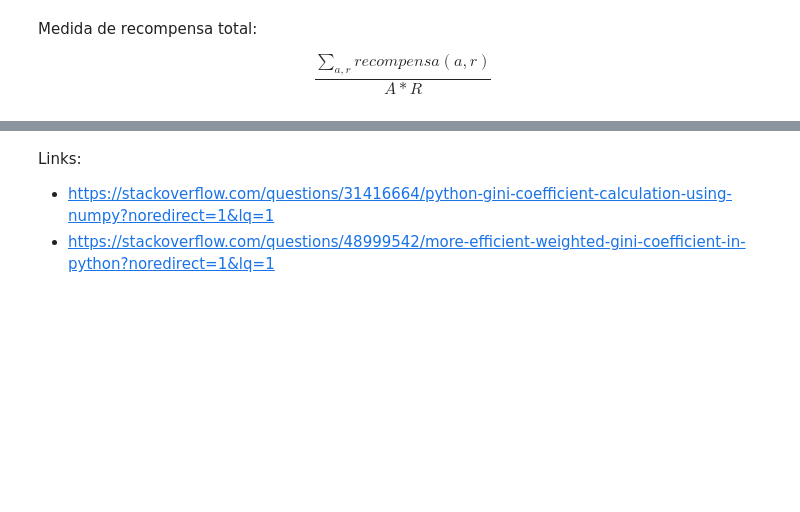
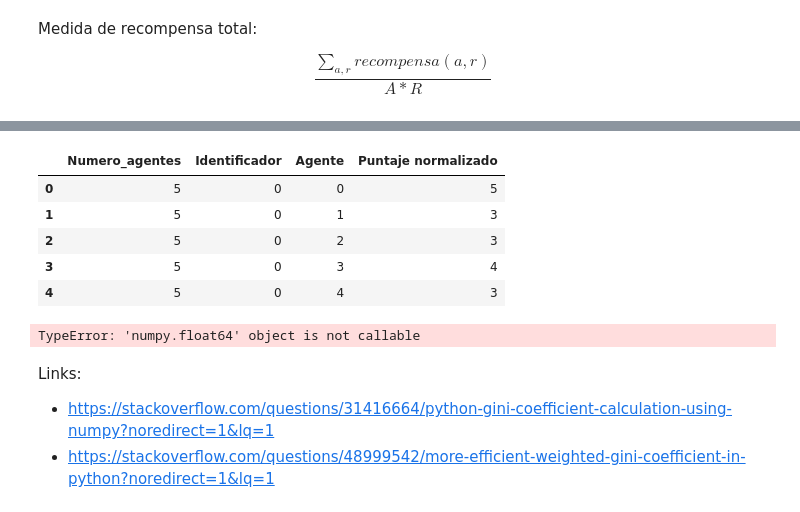
Before and after one commit to Slendercoder/SemilleroMSFS, a Jupyter notebook: Codigos/medidas.ipynb, the cells around one changed output, grey strips where cells are left out. Saved outputs shown, nothing was run; the diff lists cells and outputs as text; code cells hidden in the pictures; blank space fills up the shorter version.

```diff
--- a/Codigos/medidas.ipynb
+++ b/Codigos/medidas.ipynb
@@ -220,3 +172,19 @@ plt.show()
+# %%
+data_aux = data.copy()
+data_aux['Puntaje normalizado'] = data_aux['Puntaje'] + 1
+data_aux = data_aux.groupby(['Numero_agentes', 'Identificador', 'Agente'])['Puntaje normalizado'].sum().reset_index()
+data_aux.head()
+# %% [output]
+|  | Numero_agentes | Identificador | Agente | Puntaje normalizado |
+| 0 | 5 | 0 | 0 | 5 |
+| 1 | 5 | 0 | 1 | 3 |
+| 2 | 5 | 0 | 2 | 3 |
+| 3 | 5 | 0 | 3 | 4 |
+| 4 | 5 | 0 | 4 | 3 |
+# %%
+data_gini = data_aux.groupby(['Numero_agentes','Identificador']).agg({'gini':gini('Puntaje normalizado')})
+# %% [output]
+TypeError: 'numpy.float64' object is not callable
 # %% [markdown]
 Links:
 
```
Also changed, not shown: parts of 12 cells of this notebook.
